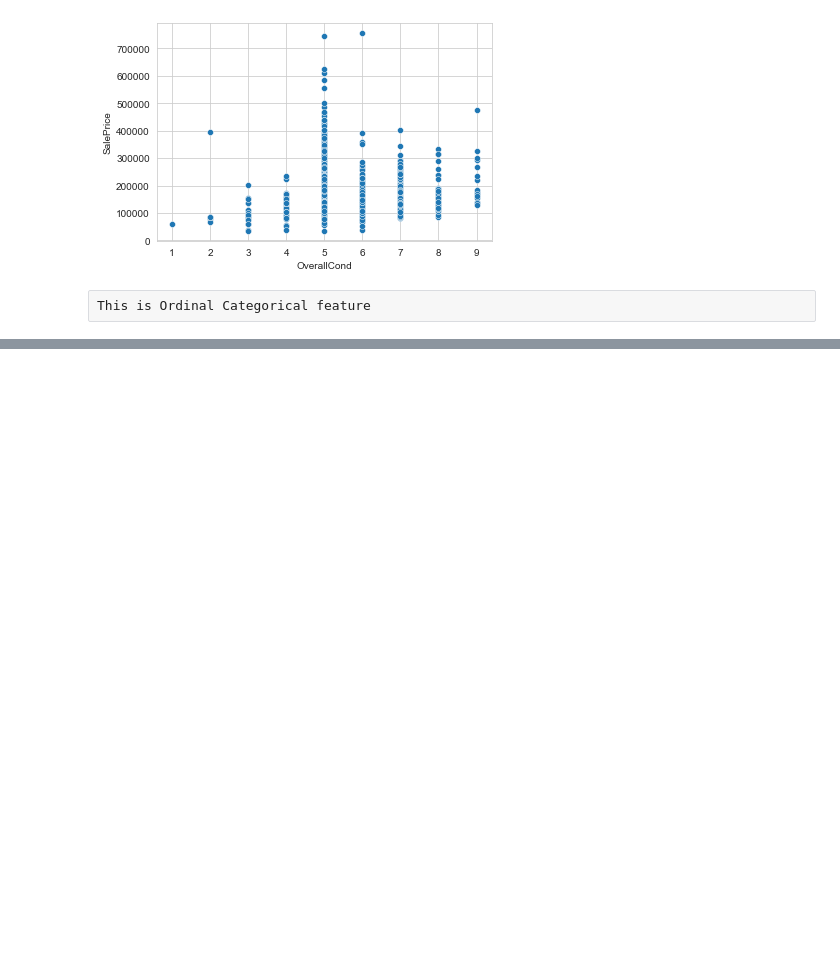
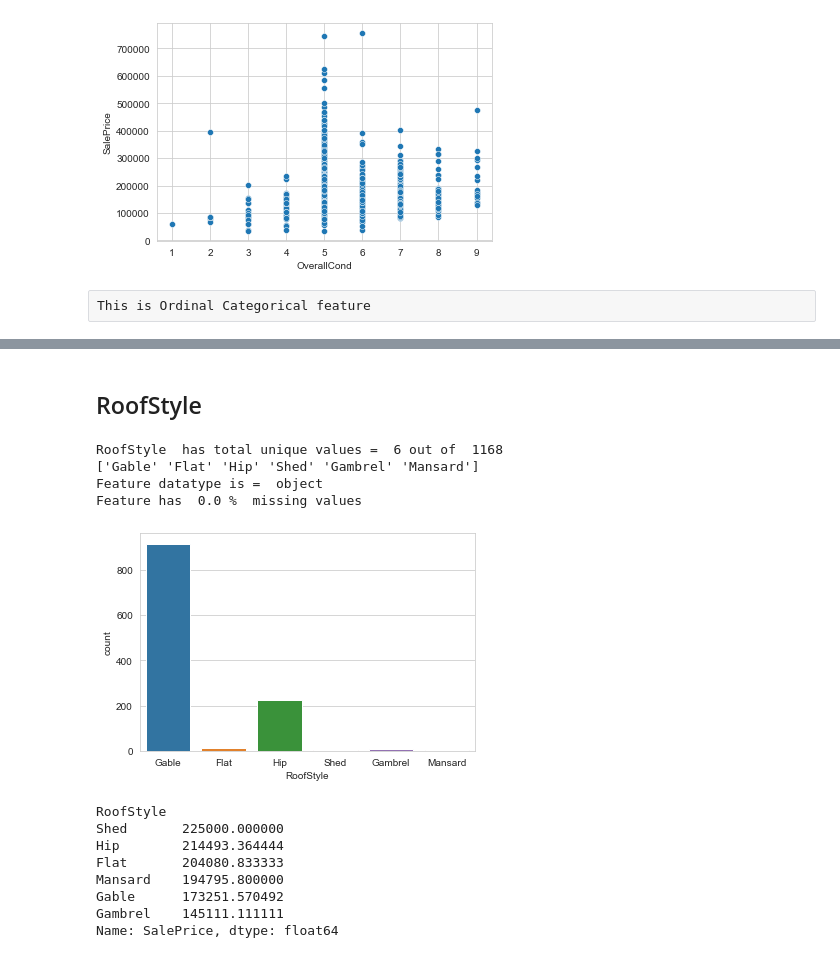
Before and after one commit to mohittomar2008/HOUSING-PRICE-PREDICTION, a Jupyter notebook: HOUSING-PRICE-PREDICTION.ipynb, the cells around one changed output, grey strips where cells are left out. Cells and saved outputs as stored; diff of their text form; code cells hidden in the pictures; blank space fills up the shorter version.

```diff
--- a/HOUSING-PRICE-PREDICTION.ipynb
+++ b/HOUSING-PRICE-PREDICTION.ipynb
@@ -751,0 +805,18 @@ This is Ordinal Categorical feature
+# %% [markdown]
+## RoofStyle
+# %%
+feature_details('RoofStyle')
+# %% [output]
+RoofStyle  has total unique values =  6 out of  1168
+['Gable' 'Flat' 'Hip' 'Shed' 'Gambrel' 'Mansard']
+Feature datatype is =  object
+Feature has  0.0 %  missing values
+[figure, added]
+RoofStyle
+Shed       225000.000000
+Hip        214493.364444
+Flat       204080.833333
+Mansard    194795.800000
+Gable      173251.570492
+Gambrel    145111.111111
+Name: SalePrice, dtype: float64
```
Also changed, not shown: parts of 185 cells of this notebook.
